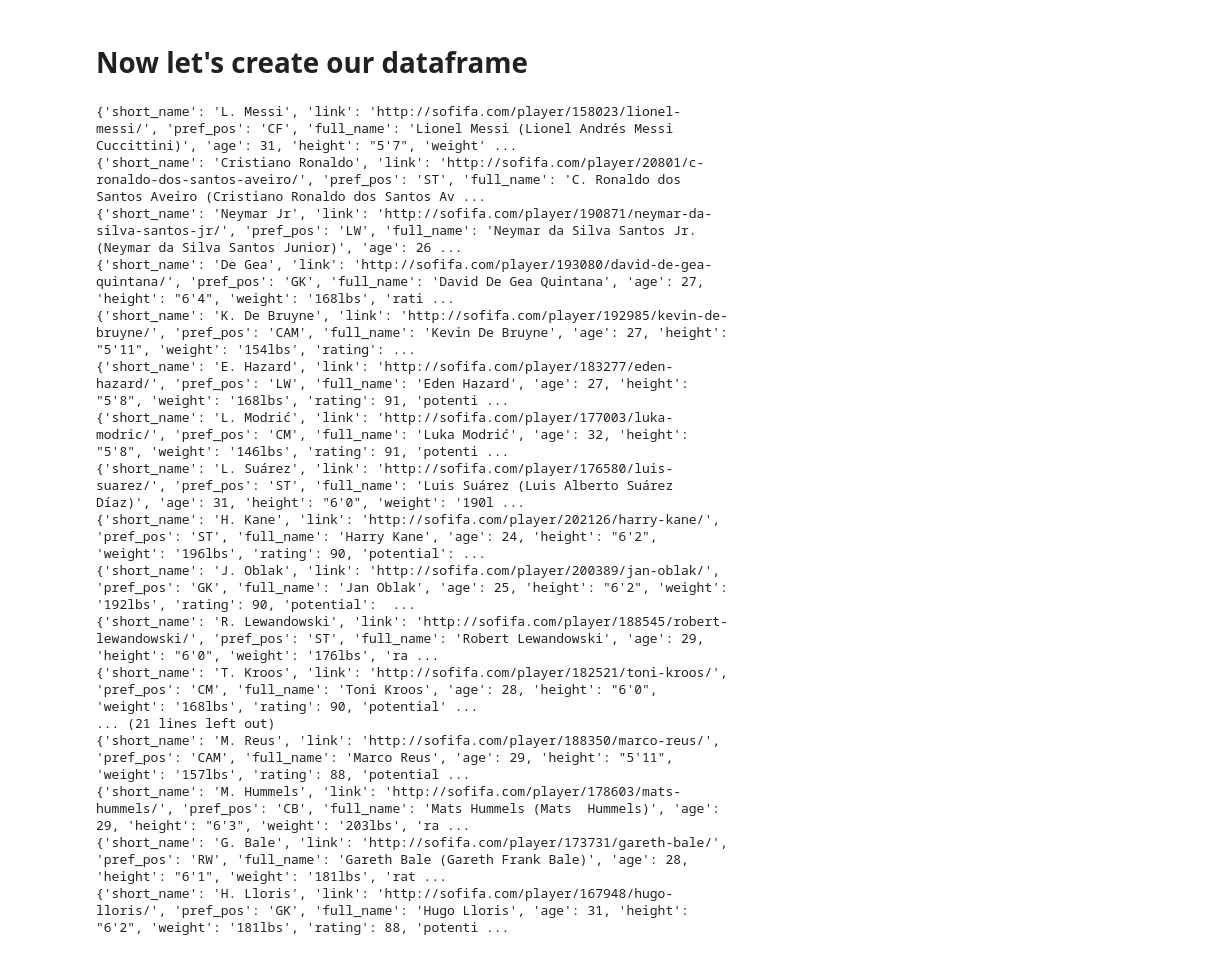
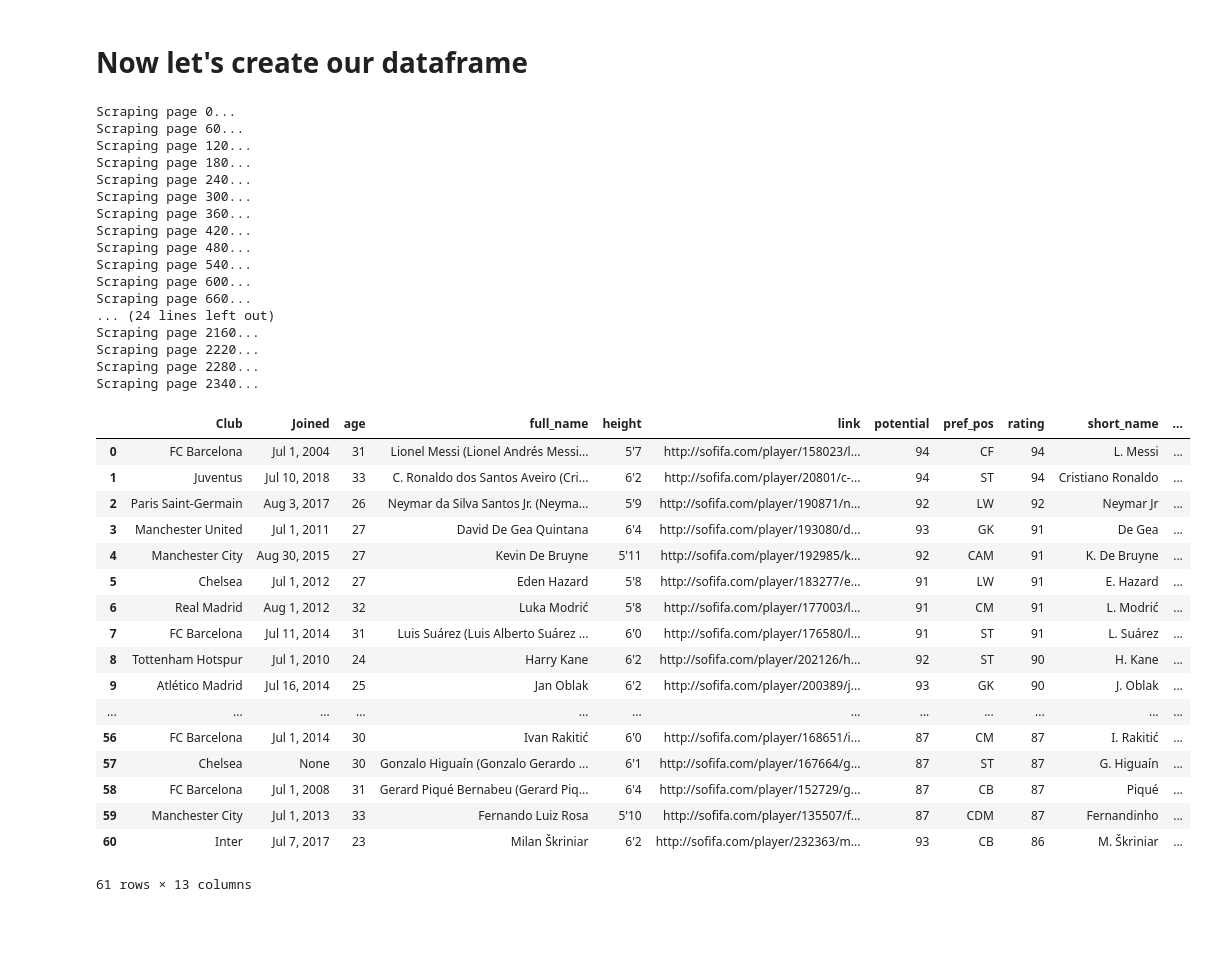
Before and after one commit to raghavagovil/FIFA-Data-Analysis, a Jupyter notebook: sofifa_scrape.ipynb, the cells around one changed output. Saved outputs shown, nothing was run; the diff lists cells and outputs as text; code cells hidden in the pictures; blank space fills up the shorter version.

```diff
--- a/sofifa_scrape.ipynb
+++ b/sofifa_scrape.ipynb
@@ -107,6 +143,7 @@ def gather_player_stats(soup):
     plyr_data = {}
     plyr_val = soup.text[soup.text.find('€'):].split('\n')[0]
     info = re.findall('\d+', soup.text)
+
     plyr_data['rating'] = int(info[0])
     plyr_data['potential'] = int(info[1])
 
@@ -117,7 +154,11 @@ def gather_player_stats(soup):
         plyr_data['value'] = int(float(plyr_val[1:plyr_val.index('K')])*1000)
 
     # wage is always given in thousands
-    plyr_data['wage'] = int(info[3])*1000
+    if len(info) > 4:
+        plyr_data['wage'] = int(info[4])*1000
+    else:
+        plyr_data['wage'] = int(info[3])*1000
+
     return(plyr_data)
 # %%
 def get_player_details(soup):
@@ -133,6 +174,9 @@ def get_player_details(soup):
     plyr_stats = soup.find('div', {'class': 'stats'})
     all_deets.update(gather_player_stats(plyr_stats))
 
+    club_info = soup.find('div', {'class': 'teams'})
+    all_deets.update(gather_club_info(club_info))
+
     return(all_deets)
 # %% [markdown]
 # Now let's create our dataframe
@@ -140,10 +184,11 @@ def get_player_details(soup):
 def scrape_sofifa():
     # completes entire scraping process, can take minutes to run
     scraped_data = []
-    page_indexes = [i*60 for i in range(5)]
+    page_indexes = [i*60 for i in range(100)]
 
     # iterate across 100 different player pages
     for page_index in page_indexes:
+        print('Scraping page {}...'.format(page_index))
         url = 'https://sofifa.com/players?offset=' + str(page_index)
         soup = soup_maker(url)
 
@@ -151,37 +196,59 @@ def scrape_sofifa():
         tbl = soup.find('table',{'class':'table table-hover persist-area'})
         tbdy = tbl.find('tbody')
         all_a = tbdy.find_all('a', {'rel':None})
-        player_details = {}
 
         # players are on every other index
         for i, lnk in enumerate(all_a):
             if i % 2 == 0:
+                player_details = {}
                 player_details['short_name'] = lnk.text
                 player_details['link'] = 'http://sofifa.com' + lnk['href']
                 player_details.update(get_player_details('http://sofifa.com' + lnk['href']))
-                print(player_details)
                 scraped_data.append(player_details)
 
     return(scraped_data)
 # %%
 import pandas as pd
-df = pd.DataFrame(scrape_sofifa())
+scraped_data = scrape_sofifa()
+df = pd.DataFrame(scraped_data)
+df.head()
 df.to_csv('scraped_sofifa.csv', index=False)
 # %% [output]
-{'short_name': 'L. Messi', 'link': 'http://sofifa.com/player/158023/lionel-messi/', 'pref_pos': 'CF', 'full_name': 'Lionel Messi (Lionel Andrés Messi Cuccittini)', 'age': 31, 'height': "5'7", 'weight' ...
-{'short_name': 'Cristiano Ronaldo', 'link': 'http://sofifa.com/player/20801/c-ronaldo-dos-santos-aveiro/', 'pref_pos': 'ST', 'full_name': 'C. Ronaldo dos Santos Aveiro (Cristiano Ronaldo dos Santos Av ...
-{'short_name': 'Neymar Jr', 'link': 'http://sofifa.com/player/190871/neymar-da-silva-santos-jr/', 'pref_pos': 'LW', 'full_name': 'Neymar da Silva Santos Jr. (Neymar da Silva Santos Junior)', 'age': 26 ...
-{'short_name': 'De Gea', 'link': 'http://sofifa.com/player/193080/david-de-gea-quintana/', 'pref_pos': 'GK', 'full_name': 'David De Gea Quintana', 'age': 27, 'height': "6'4", 'weight': '168lbs', 'rati ...
-{'short_name': 'K. De Bruyne', 'link': 'http://sofifa.com/player/192985/kevin-de-bruyne/', 'pref_pos': 'CAM', 'full_name': 'Kevin De Bruyne', 'age': 27, 'height': "5'11", 'weight': '154lbs', 'rating': ...
-{'short_name': 'E. Hazard', 'link': 'http://sofifa.com/player/183277/eden-hazard/', 'pref_pos': 'LW', 'full_name': 'Eden Hazard', 'age': 27, 'height': "5'8", 'weight': '168lbs', 'rating': 91, 'potenti ...
-{'short_name': 'L. Modrić', 'link': 'http://sofifa.com/player/177003/luka-modric/', 'pref_pos': 'CM', 'full_name': 'Luka Modrić', 'age': 32, 'height': "5'8", 'weight': '146lbs', 'rating': 91, 'potenti ...
-{'short_name': 'L. Suárez', 'link': 'http://sofifa.com/player/176580/luis-suarez/', 'pref_pos': 'ST', 'full_name': 'Luis Suárez (Luis Alberto Suárez Díaz)', 'age': 31, 'height': "6'0", 'weight': '190l ...
-{'short_name': 'H. Kane', 'link': 'http://sofifa.com/player/202126/harry-kane/', 'pref_pos': 'ST', 'full_name': 'Harry Kane', 'age': 24, 'height': "6'2", 'weight': '196lbs', 'rating': 90, 'potential': ...
-{'short_name': 'J. Oblak', 'link': 'http://sofifa.com/player/200389/jan-oblak/', 'pref_pos': 'GK', 'full_name': 'Jan Oblak', 'age': 25, 'height': "6'2", 'weight': '192lbs', 'rating': 90, 'potential':  ...
-{'short_name': 'R. Lewandowski', 'link': 'http://sofifa.com/player/188545/robert-lewandowski/', 'pref_pos': 'ST', 'full_name': 'Robert Lewandowski', 'age': 29, 'height': "6'0", 'weight': '176lbs', 'ra ...
-{'short_name': 'T. Kroos', 'link': 'http://sofifa.com/player/182521/toni-kroos/', 'pref_pos': 'CM', 'full_name': 'Toni Kroos', 'age': 28, 'height': "6'0", 'weight': '168lbs', 'rating': 90, 'potential' ...
-... (21 lines left out)
-{'short_name': 'M. Reus', 'link': 'http://sofifa.com/player/188350/marco-reus/', 'pref_pos': 'CAM', 'full_name': 'Marco Reus', 'age': 29, 'height': "5'11", 'weight': '157lbs', 'rating': 88, 'potential ...
-{'short_name': 'M. Hummels', 'link': 'http://sofifa.com/player/178603/mats-hummels/', 'pref_pos': 'CB', 'full_name': 'Mats Hummels (Mats  Hummels)', 'age': 29, 'height': "6'3", 'weight': '203lbs', 'ra ...
-{'short_name': 'G. Bale', 'link': 'http://sofifa.com/player/173731/gareth-bale/', 'pref_pos': 'RW', 'full_name': 'Gareth Bale (Gareth Frank Bale)', 'age': 28, 'height': "6'1", 'weight': '181lbs', 'rat ...
-{'short_name': 'H. Lloris', 'link': 'http://sofifa.com/player/167948/hugo-lloris/', 'pref_pos': 'GK', 'full_name': 'Hugo Lloris', 'age': 31, 'height': "6'2", 'weight': '181lbs', 'rating': 88, 'potenti ...
+Scraping page 0...
+Scraping page 60...
+Scraping page 120...
+Scraping page 180...
+Scraping page 240...
+Scraping page 300...
+Scraping page 360...
+Scraping page 420...
+Scraping page 480...
+Scraping page 540...
+Scraping page 600...
+Scraping page 660...
+... (24 lines left out)
+Scraping page 2160...
+Scraping page 2220...
+Scraping page 2280...
+Scraping page 2340...
+# %%
+df
+# %% [output]
+|  | Club | Joined | age | full_name | height | link | potential | pref_pos | rating | short_name | ... |
+| 0 | FC Barcelona | Jul 1, 2004 | 31 | Lionel Messi (Lionel Andrés Messi... | 5'7 | http://sofifa.com/player/158023/l... | 94 | CF | 94 | L. Messi | ... |
+| 1 | Juventus | Jul 10, 2018 | 33 | C. Ronaldo dos Santos Aveiro (Cri... | 6'2 | http://sofifa.com/player/20801/c-... | 94 | ST | 94 | Cristiano Ronaldo | ... |
+| 2 | Paris Saint-Germain | Aug 3, 2017 | 26 | Neymar da Silva Santos Jr. (Neyma... | 5'9 | http://sofifa.com/player/190871/n... | 92 | LW | 92 | Neymar Jr | ... |
+| 3 | Manchester United | Jul 1, 2011 | 27 | David De Gea Quintana | 6'4 | http://sofifa.com/player/193080/d... | 93 | GK | 91 | De Gea | ... |
+| 4 | Manchester City | Aug 30, 2015 | 27 | Kevin De Bruyne | 5'11 | http://sofifa.com/player/192985/k... | 92 | CAM | 91 | K. De Bruyne | ... |
+| 5 | Chelsea | Jul 1, 2012 | 27 | Eden Hazard | 5'8 | http://sofifa.com/player/183277/e... | 91 | LW | 91 | E. Hazard | ... |
+| 6 | Real Madrid | Aug 1, 2012 | 32 | Luka Modrić | 5'8 | http://sofifa.com/player/177003/l... | 91 | CM | 91 | L. Modrić | ... |
+| 7 | FC Barcelona | Jul 11, 2014 | 31 | Luis Suárez (Luis Alberto Suárez ... | 6'0 | http://sofifa.com/player/176580/l... | 91 | ST | 91 | L. Suárez | ... |
+| 8 | Tottenham Hotspur | Jul 1, 2010 | 24 | Harry Kane | 6'2 | http://sofifa.com/player/202126/h... | 92 | ST | 90 | H. Kane | ... |
+| 9 | Atlético Madrid | Jul 16, 2014 | 25 | Jan Oblak | 6'2 | http://sofifa.com/player/200389/j... | 93 | GK | 90 | J. Oblak | ... |
+| ... | ... | ... | ... | ... | ... | ... | ... | ... | ... | ... | ... |
+| 56 | FC Barcelona | Jul 1, 2014 | 30 | Ivan Rakitić | 6'0 | http://sofifa.com/player/168651/i... | 87 | CM | 87 | I. Rakitić | ... |
+| 57 | Chelsea | None | 30 | Gonzalo Higuaín (Gonzalo Gerardo ... | 6'1 | http://sofifa.com/player/167664/g... | 87 | ST | 87 | G. Higuaín | ... |
+| 58 | FC Barcelona | Jul 1, 2008 | 31 | Gerard Piqué Bernabeu (Gerard Piq... | 6'4 | http://sofifa.com/player/152729/g... | 87 | CB | 87 | Piqué | ... |
+| 59 | Manchester City | Jul 1, 2013 | 33 | Fernando Luiz Rosa | 5'10 | http://sofifa.com/player/135507/f... | 87 | CDM | 87 | Fernandinho | ... |
+| 60 | Inter | Jul 7, 2017 | 23 | Milan Škriniar | 6'2 | http://sofifa.com/player/232363/m... | 93 | CB | 86 | M. Škriniar | ... |
+61 rows × 13 columns
```
Also changed, not shown: parts of 3 cells of this notebook, 2 other files.
